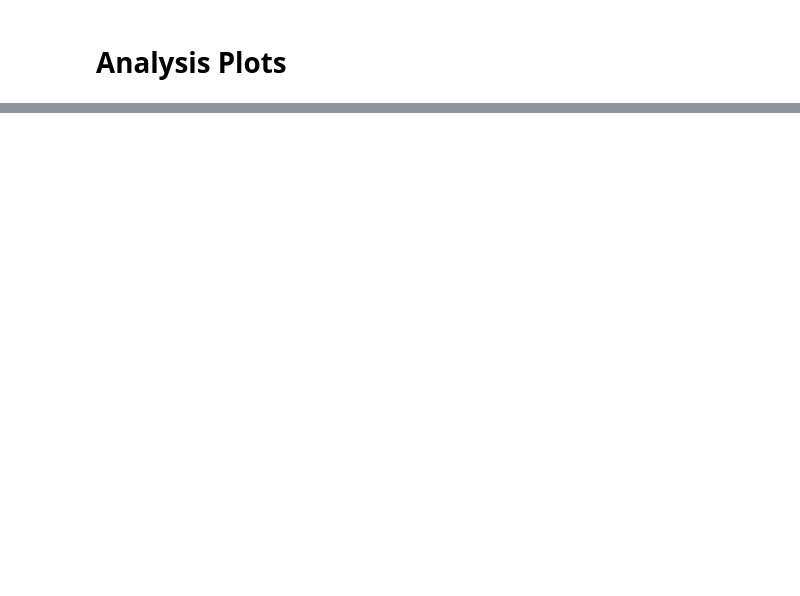
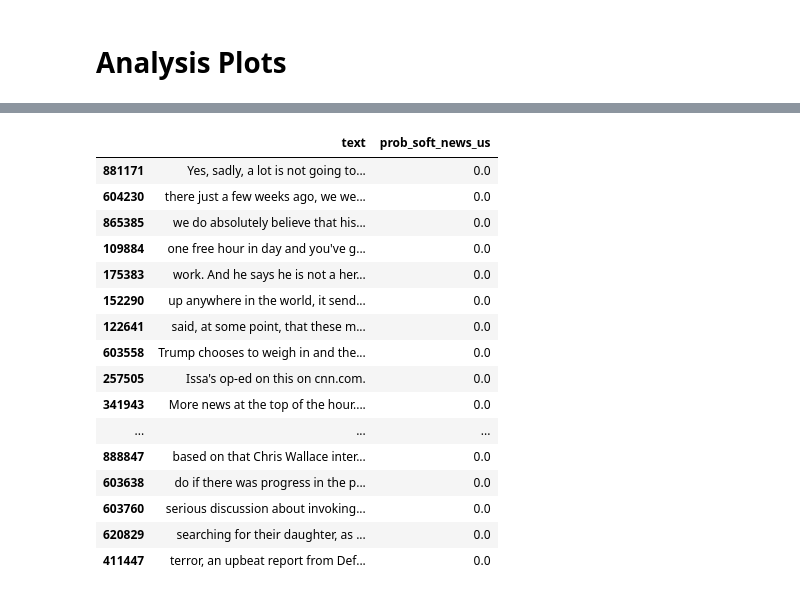
Before and after one commit to notnews/naught_news, a Jupyter notebook: notebooks/soft_news_pipeline.ipynb, the cells around one changed output, grey strips where cells are left out. Saved outputs shown, nothing was run; the diff lists cells and outputs as text; code cells hidden in the pictures; blank space fills up the shorter version.

```diff
--- a/notebooks/soft_news_pipeline.ipynb
+++ b/notebooks/soft_news_pipeline.ipynb
@@ -333,0 +362,20 @@ sns.scatterplot(x="prob_soft_news_us", y="channel.name", data=channel_averages,
+# %%
+low_soft_df[['text','prob_soft_news_us']]
+# %% [output]
+|  | text | prob_soft_news_us |
+| 881171 | Yes, sadly, a lot is not going to... | 0.0 |
+| 604230 | there just a few weeks ago, we we... | 0.0 |
+| 865385 | we do absolutely believe that his... | 0.0 |
+| 109884 | one free hour in day and you've g... | 0.0 |
+| 175383 | work. And he says he is not a her... | 0.0 |
+| 152290 | up anywhere in the world, it send... | 0.0 |
+| 122641 | said, at some point, that these m... | 0.0 |
+| 603558 | Trump chooses to weigh in and the... | 0.0 |
+| 257505 | Issa's op-ed on this on cnn.com. | 0.0 |
+| 341943 | More news at the top of the hour.... | 0.0 |
+| ... | ... | ... |
+| 888847 | based on that Chris Wallace inter... | 0.0 |
+| 603638 | do if there was progress in the p... | 0.0 |
+| 603760 | serious discussion about invoking... | 0.0 |
+| 620829 | searching for their daughter, as ... | 0.0 |
+| 411447 | terror, an upbeat report from Def... | 0.0 |
```
Also changed, not shown: parts of 47 cells of this notebook.
